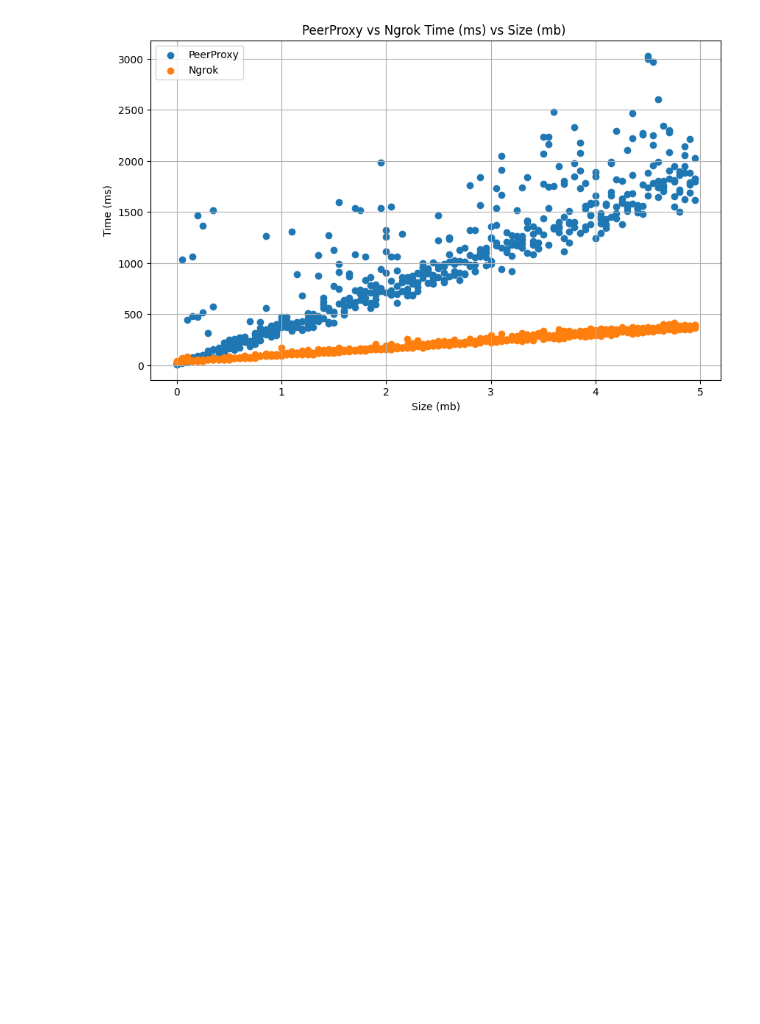
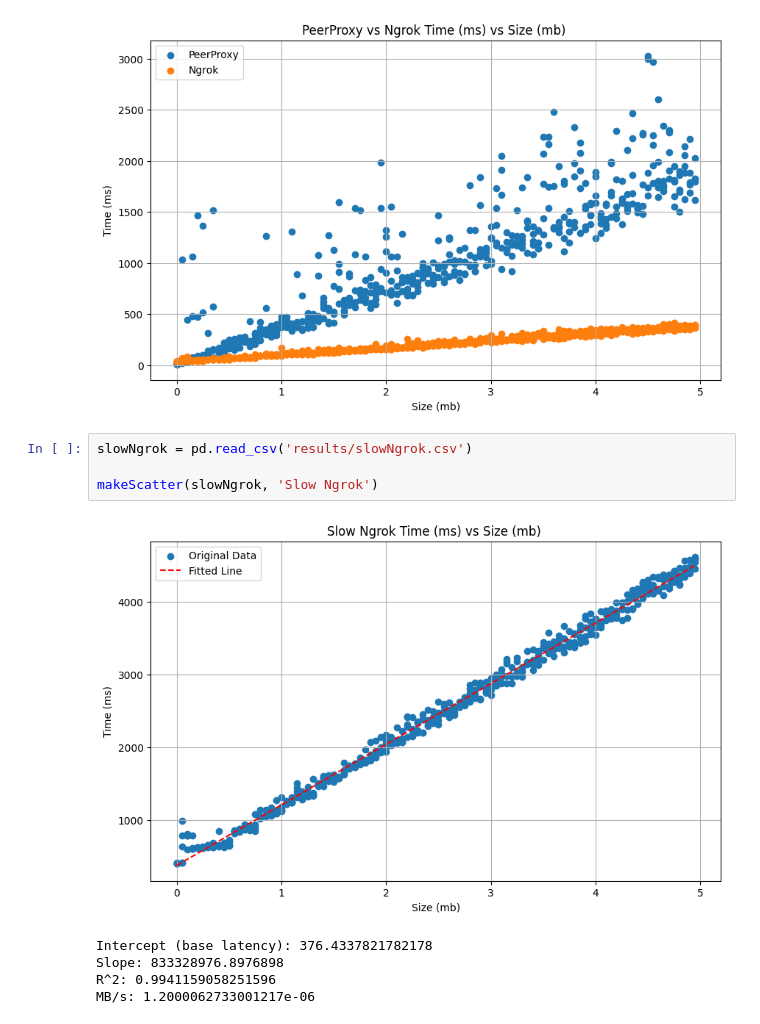
Before and after one commit to Nathanllee1/PeerProxy, a Jupyter notebook: profiling/automatedTesting/throughput.ipynb, the cells around one changed output. Cells and saved outputs as stored; diff of their text form; blank space fills up the shorter version.

```diff
--- a/profiling/automatedTesting/throughput.ipynb
+++ b/profiling/automatedTesting/throughput.ipynb
@@ -107,3 +107,13 @@ plt.grid(True)
 plt.show()
 # %% [output]
 [figure]
+# %%
+slowNgrok = pd.read_csv('results/slowNgrok.csv')
+
+makeScatter(slowNgrok, 'Slow Ngrok')
+# %% [output]
+[figure, added]
+Intercept (base latency): 376.4337821782178
+Slope: 833328976.8976898
+R^2: 0.9941159058251596
+MB/s: 1.2000062733001217e-06
```
Also changed, not shown: 15 other files.
